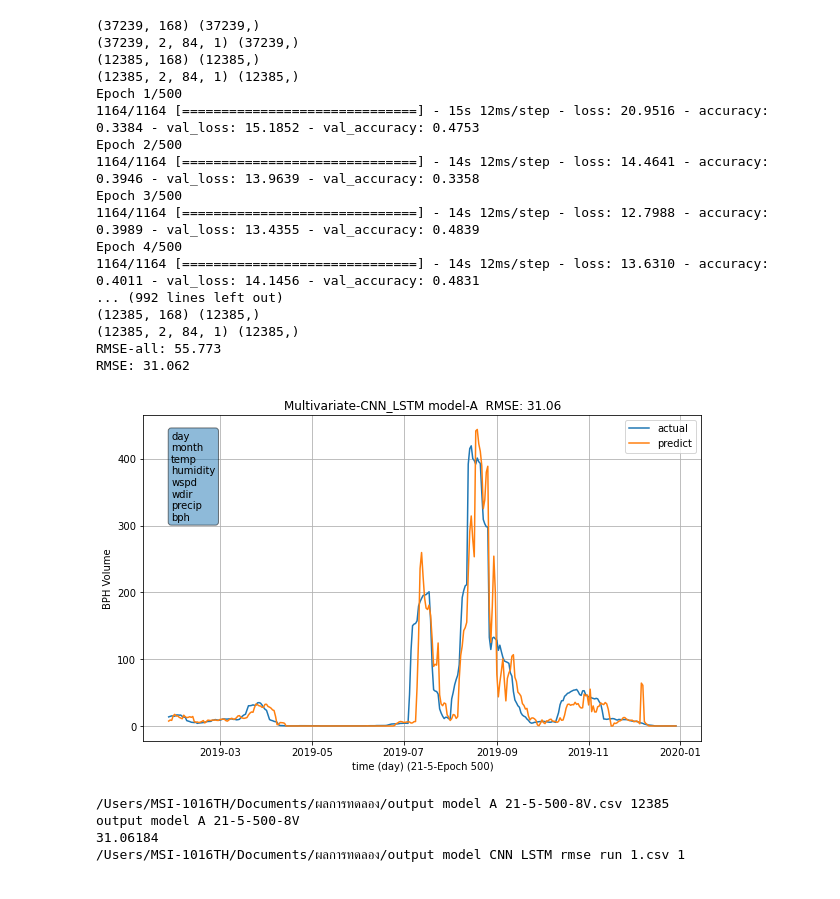
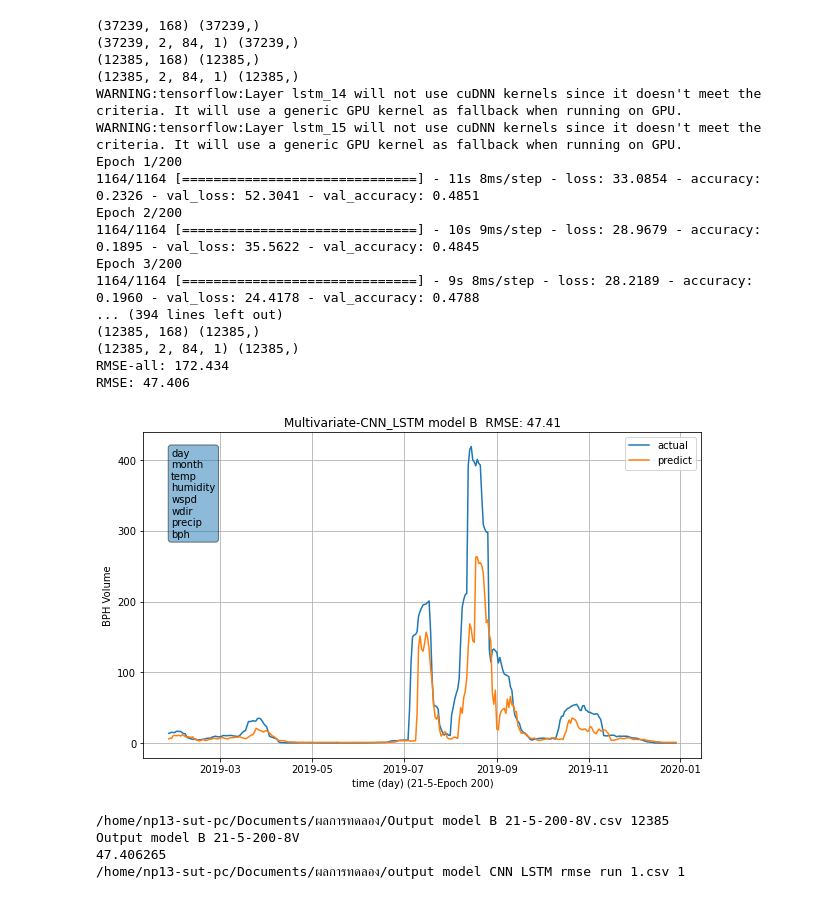
Before and after one commit to D6200763-SUT/SUT_Rice_Project_2021, a Jupyter notebook: Result-2_Multivariate_CNN_LSTM_model_Time-series Model A R1.ipynb, the cells around one changed output. Saved outputs shown, nothing was run; the diff lists cells and outputs as text; code cells hidden in the pictures.

```diff
--- a/Result-2_Multivariate_CNN_LSTM_model_Time-series Model A R1.ipynb
+++ b/Result-2_Multivariate_CNN_LSTM_model_Time-series Model A R1.ipynb
@@ -591,56 +588,56 @@ def train_loop(Epoc,n_input,n_output,Export_folder_name):
     del df_out,model
     return  str(file_name),str(rmse),str(rmse_all)
 # %%
-Export_folder_name = "/Users/MSI-1016TH/Documents/ผลการทดลอง/"
-# Export_folder_name = "/home/np13-sut-pc/Documents/ผลการทดลอง/"
+# Export_folder_name = "/Users/MSI-1016TH/Documents/ผลการทดลอง/"
+Export_folder_name = "/home/np13-sut-pc/Documents/ผลการทดลอง/"
 
-Epochs = [500]
+Epochs = [200]
 # n_in = [10,14,21]
 # n_out = [1,3,5,7]
 # Epochs = [5]
 n_in = [21]
 n_out = [5]
 list_name_result = []
 list_rmse_result = []
 list_rmse_all_result = []
 for i in range(len(Epochs)):
     for j in range(len(n_in)):
          for k in range(len(n_out)):
             result_train = train_loop(Epochs[i],n_in[j],n_out[k],Export_folder_name)
             print(result_train[0])
             print(result_train[1])
             list_name_result.append(result_train[0])
             list_rmse_result.append(result_train[1])
             list_rmse_all_result.append(result_train[2])
 
 d = {'name': list_name_result, 'rmse': list_rmse_result,'rmse_all': list_rmse_all_result}
 df_result = pd.DataFrame(data=d)
 
 file_name = 'output model CNN LSTM rmse run 1'
 file_name_save = file_name +'.csv'
 dataset_path_save = Export_folder_name + file_name_save
 df_result.to_csv(dataset_path_save, index=False, encoding="TIS-620")
 print("{} {}" .format(dataset_path_save,len(df_result)))
 # %% [output]
 (37239, 168) (37239,)
 (37239, 2, 84, 1) (37239,)
 (12385, 168) (12385,)
 (12385, 2, 84, 1) (12385,)
-Epoch 1/500
-1164/1164 [==============================] - 15s 12ms/step - loss: 20.9516 - accuracy: 0.3384 - val_loss: 15.1852 - val_accuracy: 0.4753
-Epoch 2/500
-1164/1164 [==============================] - 14s 12ms/step - loss: 14.4641 - accuracy: 0.3946 - val_loss: 13.9639 - val_accuracy: 0.3358
-Epoch 3/500
-1164/1164 [==============================] - 14s 12ms/step - loss: 12.7988 - accuracy: 0.3989 - val_loss: 13.4355 - val_accuracy: 0.4839
-Epoch 4/500
-1164/1164 [==============================] - 14s 12ms/step - loss: 13.6310 - accuracy: 0.4011 - val_loss: 14.1456 - val_accuracy: 0.4831
-... (992 lines left out)
+WARNING:tensorflow:Layer lstm_14 will not use cuDNN kernels since it doesn't meet the criteria. It will use a generic GPU kernel as fallback when running on GPU.
+WARNING:tensorflow:Layer lstm_15 will not use cuDNN kernels since it doesn't meet the criteria. It will use a generic GPU kernel as fallback when running on GPU.
+Epoch 1/200
+1164/1164 [==============================] - 11s 8ms/step - loss: 33.0854 - accuracy: 0.2326 - val_loss: 52.3041 - val_accuracy: 0.4851
+Epoch 2/200
+1164/1164 [==============================] - 10s 9ms/step - loss: 28.9679 - accuracy: 0.1895 - val_loss: 35.5622 - val_accuracy: 0.4845
+Epoch 3/200
+1164/1164 [==============================] - 9s 8ms/step - loss: 28.2189 - accuracy: 0.1960 - val_loss: 24.4178 - val_accuracy: 0.4788
+... (394 lines left out)
 (12385, 168) (12385,)
 (12385, 2, 84, 1) (12385,)
-RMSE-all: 55.773
-RMSE: 31.062
+RMSE-all: 172.434
+RMSE: 47.406
-[figure, old version]
+[figure, new version]
-/Users/MSI-1016TH/Documents/ผลการทดลอง/output model A 21-5-500-8V.csv 12385
-output model A 21-5-500-8V
-31.06184
-/Users/MSI-1016TH/Documents/ผลการทดลอง/output model CNN LSTM rmse run 1.csv 1
+/home/np13-sut-pc/Documents/ผลการทดลอง/Output model B 21-5-200-8V.csv 12385
+Output model B 21-5-200-8V
+47.406265
+/home/np13-sut-pc/Documents/ผลการทดลอง/output model CNN LSTM rmse run 1.csv 1
```
Also changed, not shown: parts of 1 cell of this notebook.
